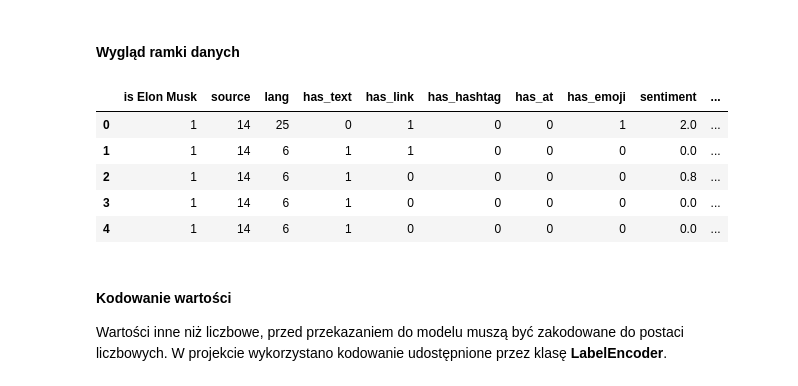
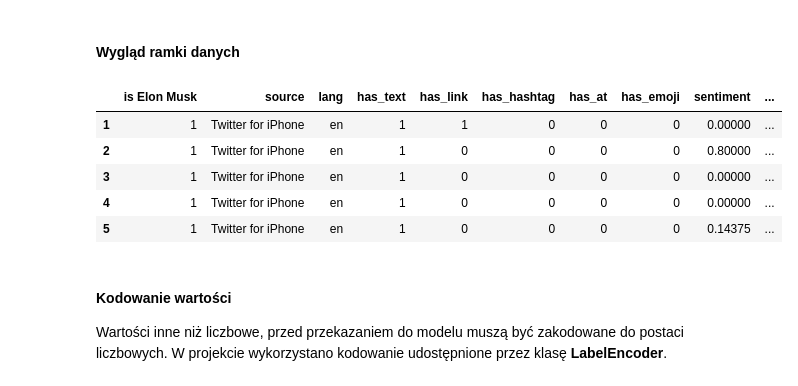
Before and after one commit to Wiktor-99/MAED, a Jupyter notebook: elon_musk_tweet_classification.ipynb, the cells around one changed output. Cells and saved outputs as stored; diff of their text form; code cells hidden in the pictures.

```diff
--- a/elon_musk_tweet_classification.ipynb
+++ b/elon_musk_tweet_classification.ipynb
@@ -82,7 +93,3 @@ data_frame.head(5)
 ### Opis zmiennych
 
 Poza podstawowymi informacjami Twitter umożliwia pobranie gotowych analiz tekstu. Utworzone analizy zawierają, do sześciu różnych analiz. Pięć pierwszych analiz zawiera informacje o dziedzinie wpisu oraz o istocie wpisu. Ostatnia, szósta analiza zawiera prawdopodobieństw trafności analizy, dziedzinę oraz istotę wpisu. Ostatnia analiza nie jest dostępna dla każdego wpisu.
-# %%
-data_annotations_frame = get_data('user_data/annotations*.csv')
-data_annotations_frame["created at"] = pd.to_datetime(data_frame["created at"])
-data_annotations_frame.head(5)
@@ -95,0 +105,7 @@ data_annotations_frame.head(5)
+# %%
+old_elon_data = pd.concat([old_elon_basic, old_elon_annotations], axis=1)
+old_elon_data = old_elon_data.loc[:,~old_elon_data.columns.duplicated()].copy()
+
+data_frame = pd.concat([data_frame, data_annotations_frame], axis=1)
+data_frame = data_frame.loc[:,~data_frame.columns.duplicated()].copy()
+data_frame = pd.concat([data_frame, old_elon_data], axis=0)
@@ -583,5 +444,6 @@ Name: lang, dtype: int64
 # %%
-used_annotations = 3
+used_annotations_domain = 3
+used_annotations_entity = 0
 max_annotations = 6
 
 
@@ -594,33 +456,27 @@ columns_to_be_dropped = [
     'like count',
     'quote count']
 
-for i in range(max_annotations - used_annotations):
-    domain = f'context annotations domain {used_annotations + i}'
+for i in range(max_annotations - used_annotations_domain):
+    domain = f'context annotations domain {used_annotations_domain + i}'
     columns_to_be_dropped.extend([domain])
 
-for i in range(max_annotations - 0):
-    context = f'context annotations entity {i}'
+for i in range(max_annotations - used_annotations_entity):
+    context = f'context annotations entity {used_annotations_entity + i}'
     columns_to_be_dropped.extend([context])
 
-old_elon_data = pd.concat([old_elon_basic, old_elon_annotations], axis=1)
-old_elon_data = old_elon_data.loc[:,~old_elon_data.columns.duplicated()].copy()
-old_elon_data.drop(columns_to_be_dropped, axis=1, inplace=True)
-
-latest_data = pd.concat([data_frame, data_annotations_frame], axis=1)
-latest_data = latest_data.loc[:,~latest_data.columns.duplicated()].copy()
-latest_data.drop(columns_to_be_dropped, axis=1, inplace=True)
-latest_data = pd.concat([latest_data, old_elon_data], axis=0)
+data_frame = data_frame.loc[:,~data_frame.columns.duplicated()].copy()
+data_frame.drop(columns_to_be_dropped, axis=1, inplace=True)
 # %% [markdown]
 #### Wygląd ramki danych
 # %%
-latest_data.head()
+data_frame.head()
 # %% [output]
 |  | is Elon Musk | source | lang | has_text | has_link | has_hashtag | has_at | has_emoji | sentiment | ... |
-| 0 | 1 | 14 | 25 | 0 | 1 | 0 | 0 | 1 | 2.0 | ... |
-| 1 | 1 | 14 | 6 | 1 | 1 | 0 | 0 | 0 | 0.0 | ... |
-| 2 | 1 | 14 | 6 | 1 | 0 | 0 | 0 | 0 | 0.8 | ... |
-| 3 | 1 | 14 | 6 | 1 | 0 | 0 | 0 | 0 | 0.0 | ... |
-| 4 | 1 | 14 | 6 | 1 | 0 | 0 | 0 | 0 | 0.0 | ... |
+| 1 | 1 | Twitter for iPhone | en | 1 | 1 | 0 | 0 | 0 | 0.00000 | ... |
+| 2 | 1 | Twitter for iPhone | en | 1 | 0 | 0 | 0 | 0 | 0.80000 | ... |
+| 3 | 1 | Twitter for iPhone | en | 1 | 0 | 0 | 0 | 0 | 0.00000 | ... |
+| 4 | 1 | Twitter for iPhone | en | 1 | 0 | 0 | 0 | 0 | 0.00000 | ... |
+| 5 | 1 | Twitter for iPhone | en | 1 | 0 | 0 | 0 | 0 | 0.14375 | ... |
 # %% [markdown]
 #### Kodowanie wartości
 
```
Also changed, not shown: parts of 44 cells of this notebook.
